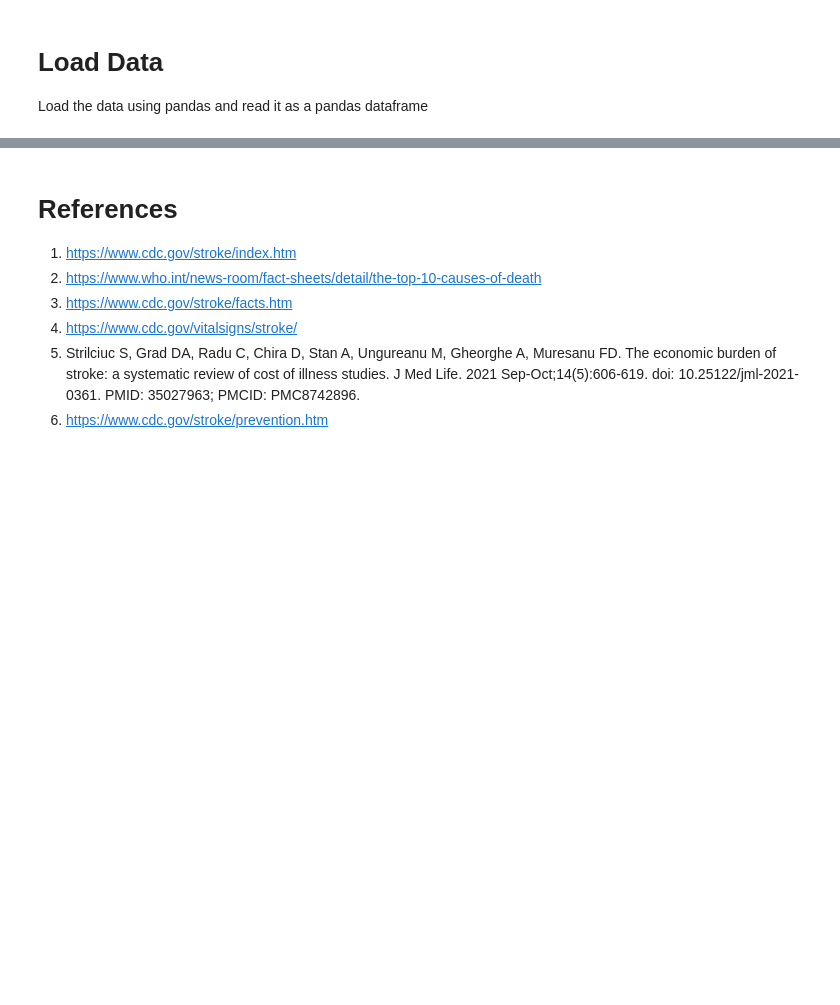
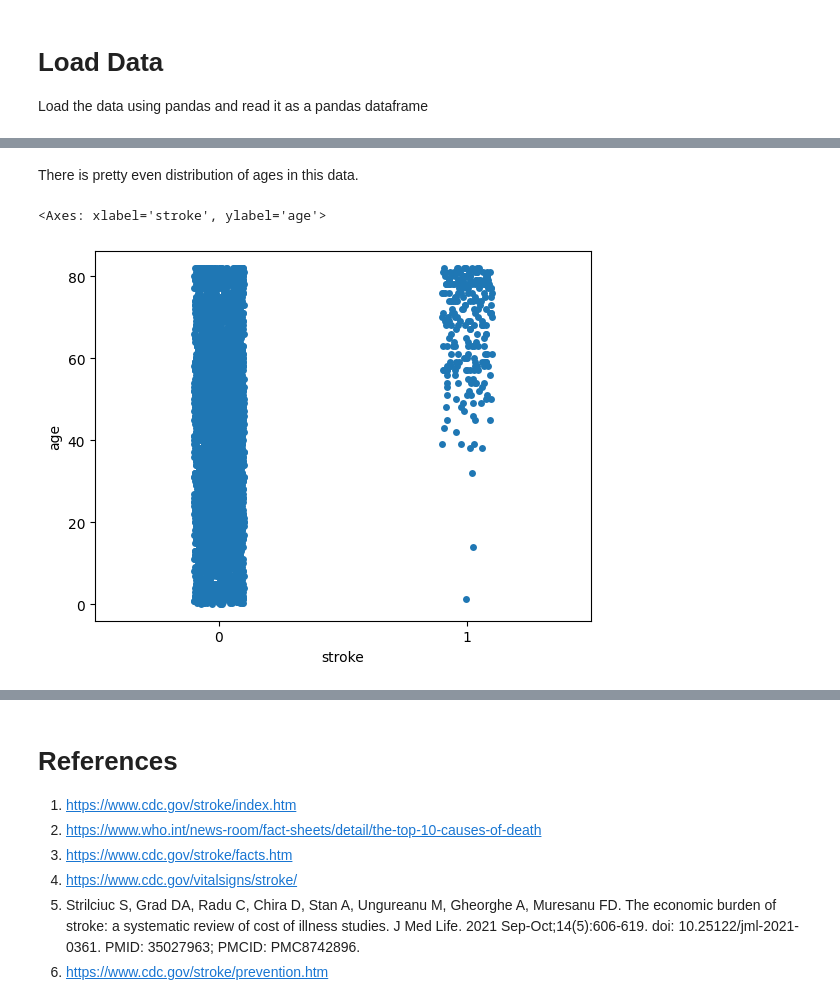
Before and after one commit to matthewdheilmanvanderbilt/CS5262_MachineLearning, a Jupyter notebook: stoke_prediction.ipynb, the cells around one changed output, grey strips where cells are left out. Saved outputs shown, nothing was run; the diff lists cells and outputs as text; code cells hidden in the pictures; blank space fills up the shorter version.

```diff
--- a/stoke_prediction.ipynb
+++ b/stoke_prediction.ipynb
@@ -172,0 +248,7 @@ print(sorted(bmi))
+# %% [markdown]
+There is pretty even distribution of ages in this data.
+# %%
+sns.stripplot(data=responses, x="stroke", y="age") #Do we see more stroke after a certain age?
+# %% [output]
+<Axes: xlabel='stroke', ylabel='age'>
+[figure, added]
```
Also changed, not shown: parts of 58 cells of this notebook.
